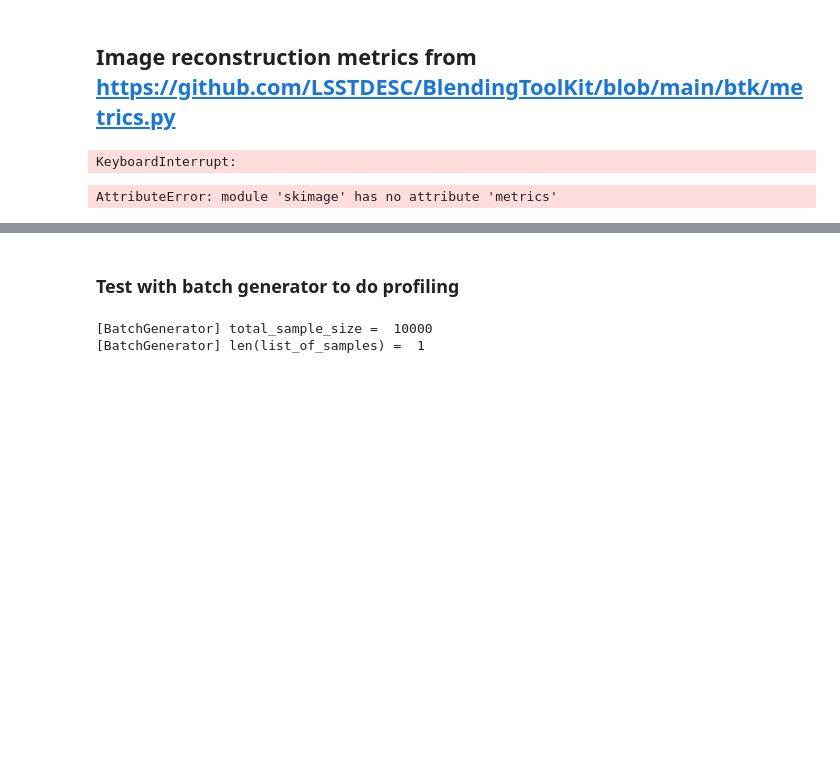
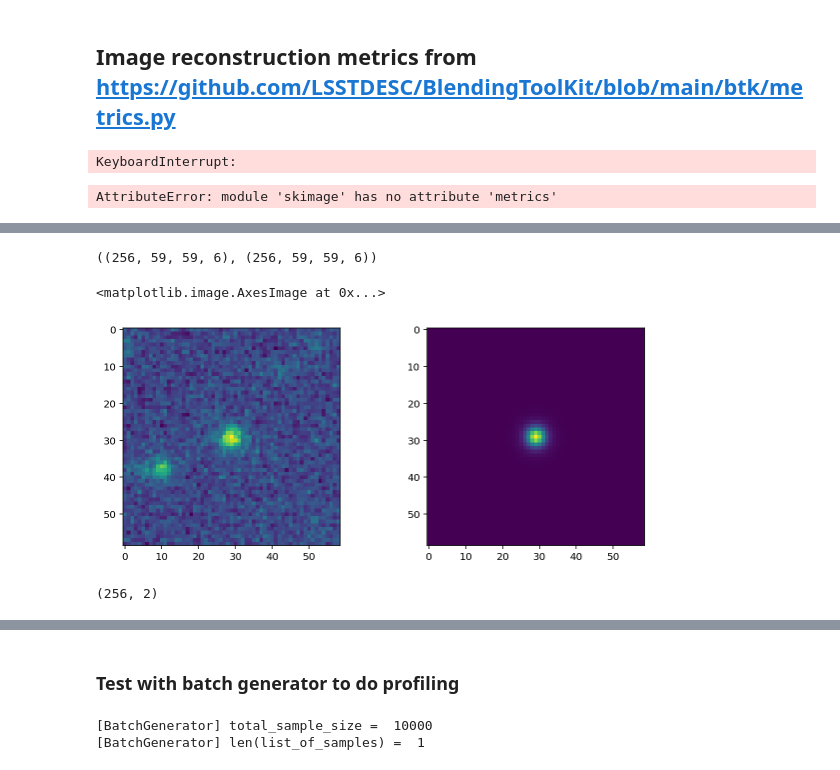
Before and after one commit to BastienArcelin/parameter_estimation, a Jupyter notebook: notebooks/parameter_estimation/VAE_dc2_training_test_CC.ipynb, the cells around one changed output, grey strips where cells are left out. Cells and saved outputs as stored; diff of their text form; code cells hidden in the pictures; blank space fills up the shorter version.

Commit message:
update generator

```diff
--- a/notebooks/parameter_estimation/VAE_dc2_training_test_CC.ipynb
+++ b/notebooks/parameter_estimation/VAE_dc2_training_test_CC.ipynb
@@ -337,0 +440,25 @@ print(ssim)
+# %%
+images_dir = '/pbs/home/b/barcelin/sps_link/data/dc2_test/'
+list_of_samples = [[x for x in utils.listdir_fullpath(os.path.join(images_dir,'training_24.5_v2/')) if x.startswith(os.path.join(images_dir,'training_24.5_v2/')+'img_cropped_sample')][0]]
+
+training_generator = generator.BatchGenerator_dc2_deconv_noisy(bands,
+                                    images_dir,
+                                    list_of_samples,
+                                    total_sample_size=None,
+                                    batch_size=batch_size,
+                                    trainval_or_test='test',
+                                    do_norm=False,
+                                    denorm = False,
+                                    list_of_weights_e=None)
+
+list_of_samples = [[x for x in utils.listdir_fullpath(os.path.join(images_dir,'validation_24.5_v2/')) if x.startswith(os.path.join(images_dir,'validation_24.5_v2/')+'img_cropped_sample')][0]]
+
+validation_generator = generator.BatchGenerator_dc2_deconv_noisy(bands,
+                                    images_dir,
+                                    list_of_samples,
+                                    total_sample_size=None,
+                                    batch_size=batch_size,
+                                    trainval_or_test='test',
+                                    do_norm=False,
+                                    denorm = False,
+                                    list_of_weights_e=None)
@@ -337,0 +663,21 @@ print(ssim)
+# %%
+test = validation_generator.__getitem__(3)
+
+training_data = test[0]
+training_labels = test[1]
+# %%
+training_data[0].shape, training_data[1].shape
+# %% [output]
+((256, 59, 59, 6), (256, 59, 59, 6))
+# %%
+fig, axes = plt.subplots(1,2, figsize=(10,4))
+
+axes[0].imshow(training_data[0][1,:,:,2])
+axes[1].imshow(training_data[1][1,:,:,2])
+# %% [output]
+<matplotlib.image.AxesImage at 0x...>
+[figure, added]
+# %%
+training_labels.shape
+# %% [output]
+(256, 2)
```
Also changed, not shown: parts of 37 cells of this notebook, 18 other files.
